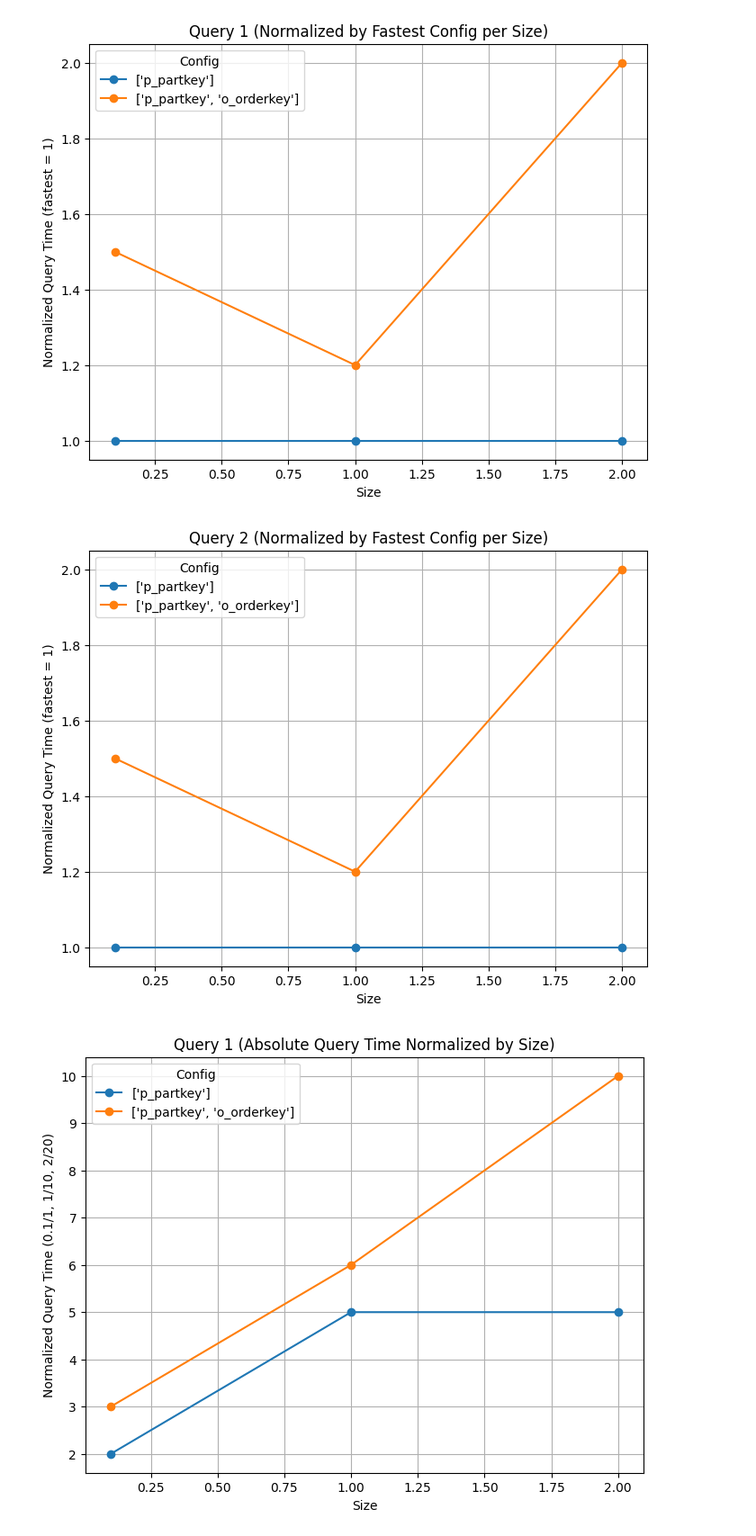
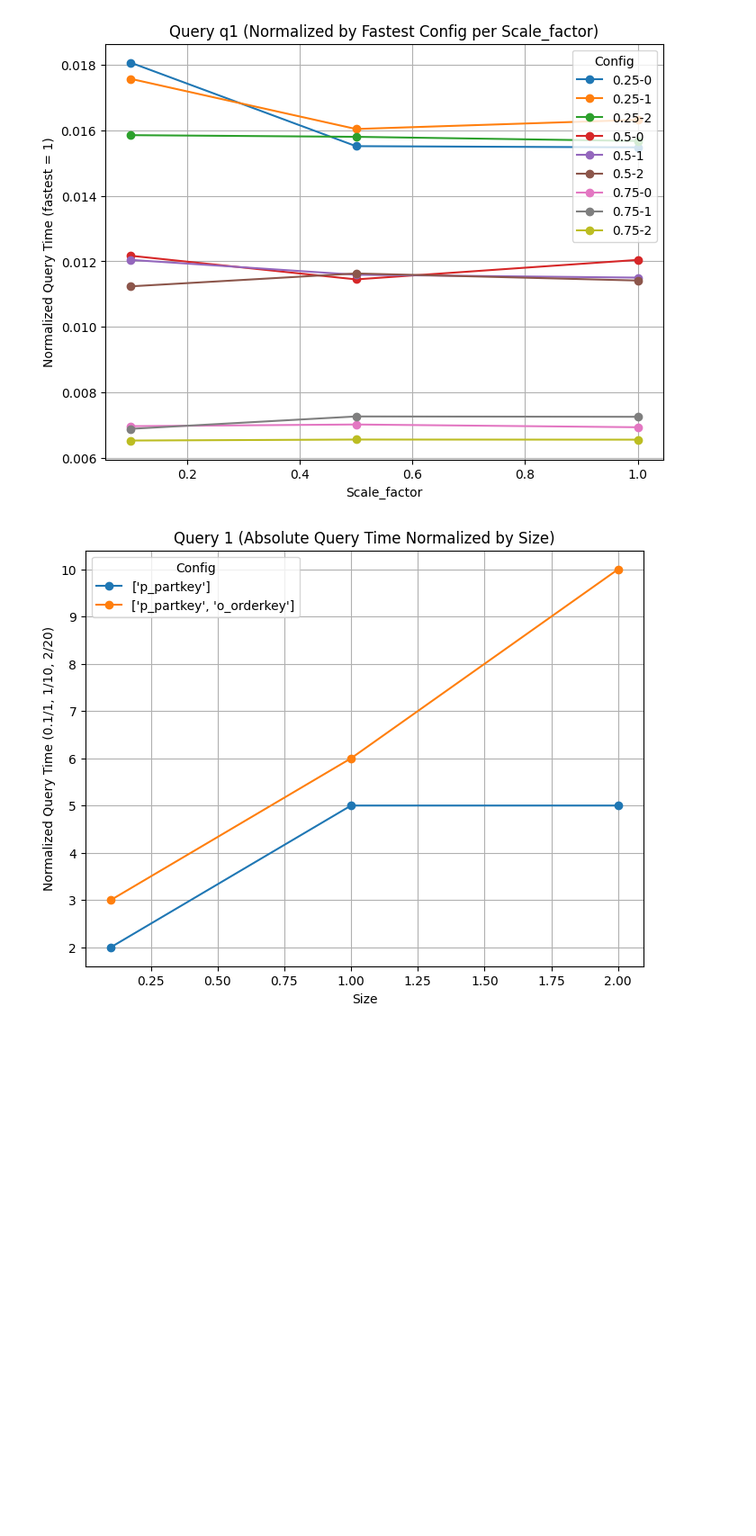
Before and after one commit to magnuis/duckdb-materialization, a Jupyter notebook: visualization/compare_size_plots.ipynb, the cells around one changed output. Shown at 90% size. Drawn from its saved outputs; the diff is of its cells as text; code cells hidden in the pictures; blank space fills up the shorter version.

Commit message:
updates to plot

```diff
--- a/visualization/compare_size_plots.ipynb
+++ b/visualization/compare_size_plots.ipynb
@@ -1,48 +1,49 @@
 # %%
 import pandas as pd
 import matplotlib.pyplot as plt
 
-RESULTS_PATH = "../results/tpch/testy/"
+RESULTS_PATH = "../results/verify-datasize-irrelevance/tpch/2025-03-19-16H/"
 
 # Read the CSV file (make sure to replace 'dummy.csv' with your file path if needed)
-df = pd.read_csv(RESULTS_PATH + 'testy.csv')
-df['size'] = pd.to_numeric(df['size'])
+df = pd.read_csv(RESULTS_PATH + 'meta_data.csv')
+df['Scale_factor'] = pd.to_numeric(df['Scale_factor'])
 
-# For each query and each data size, find the fastest config's total query time,
+# For each query and each data scale_factor, find the fastest config's total query time,
 # and then compute normalized query time.
-df['min_time'] = df.groupby(['query', 'size'])['total query time'].transform('min')
-df['normalized_time'] = df['total query time'] / df['min_time']
+df['min_time'] = df.groupby(['Query', 'Scale_factor'])['Avg (last 4 runs)'].transform('min')
+df['normalized_time'] = df['Avg (last 4 runs)'] / df['min_time']
 
 # Get unique queries
-queries = df['query'].unique()
+queries = df['Query'].unique()
 
 for query in queries:
     # Filter data for the current query
-    df_query = df[df['query'] == query]
+    df_query = df[df['Query'] == query]
 
     plt.figure(figsize=(8, 6))
 
     # Get unique configs for this query
+    df_query['config'] = df_query['Param'].astype(str) + '-' + df_query['Replicate'].astype(str)
+
     configs = df_query['config'].unique()
 
     for config in configs:
         # Filter data for the current config
         df_config = df_query[df_query['config'] == config].copy()
         # Sort by size so that the line connects points in order
-        df_config = df_config.sort_values(by='size')
+        df_config = df_config.sort_values(by='Scale_factor')
 
-        # Plot normalized query time vs. size
-        plt.plot(df_config['size'], df_config['normalized_time'], marker='o', label=config)
+        # Plot normalized query time vs. scale_factor
+        plt.plot(df_config['Scale_factor'], df_config['normalized_time'], marker='o', label=config)
 
-    plt.title(f'Query {query} (Normalized by Fastest Config per Size)')
-    plt.xlabel('Size')
+    plt.title(f'Query {query} (Normalized by Fastest Config per Scale_factor)')
+    plt.xlabel('Scale_factor')
     plt.ylabel('Normalized Query Time (fastest = 1)')
     plt.legend(title='Config')
     plt.grid(True)
     plt.show()
 # %% [output]
-[figure, old version]
+[figure, new version]
-[figure, removed]
 # %%
 # Ensure 'size' is numeric
 df['size'] = pd.to_numeric(df['size'])
```
